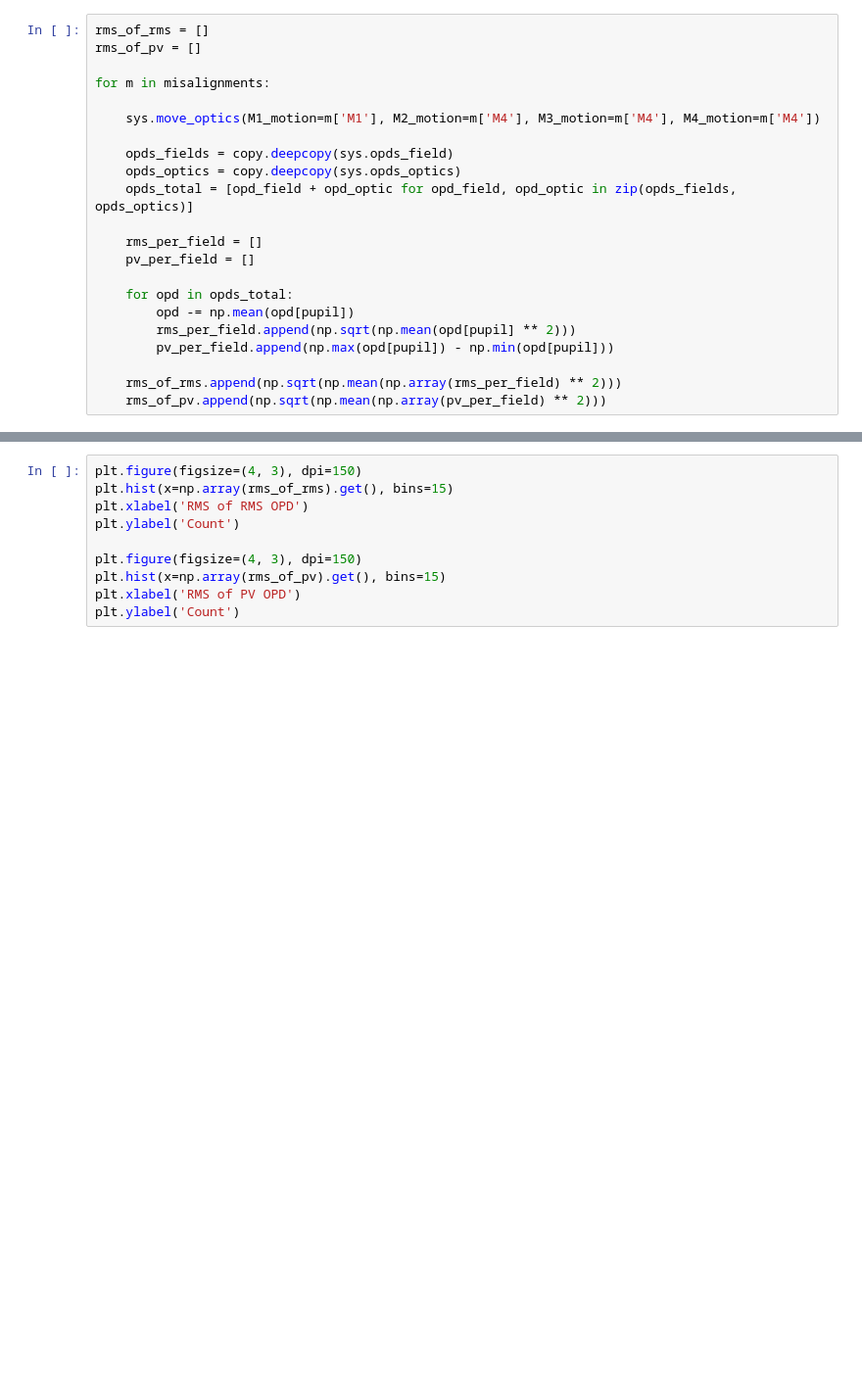
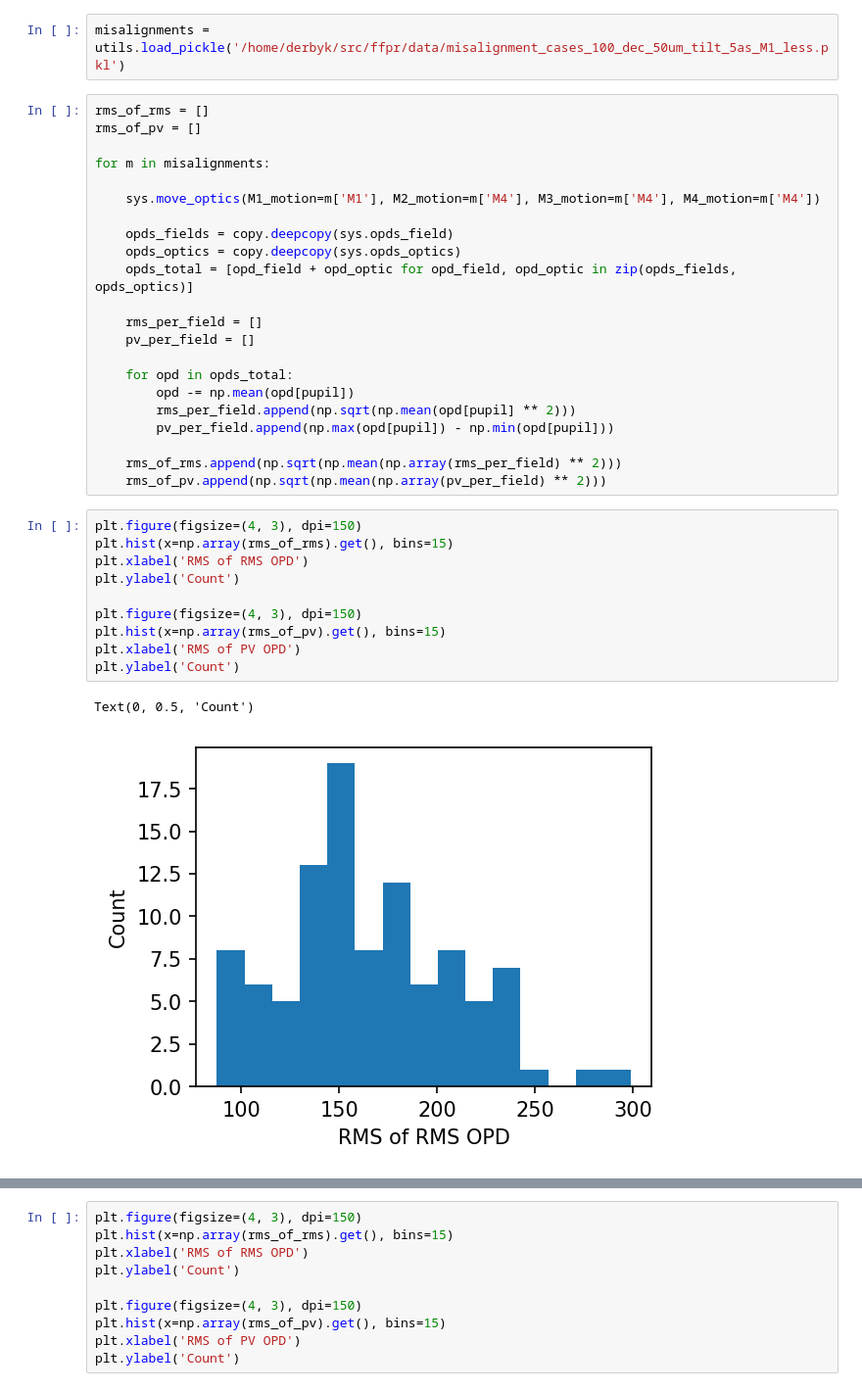
Before and after one commit to zhangderby/ffpr, a Jupyter notebook: generate_misalignment_cases.ipynb, the cells around one changed output, grey strips where cells are left out. Shown at 98% size. Saved outputs shown, nothing was run; the diff lists cells and outputs as text; blank space fills up the shorter version.

```diff
--- a/generate_misalignment_cases.ipynb
+++ b/generate_misalignment_cases.ipynb
@@ -163,5 +166,7 @@ Saved data to:  /home/derbyk/src/ffpr/data/misalignment_cases_100_dec_100um_tilt
 # %% [markdown]
 ## VISUALIZE
+# %%
+misalignments = utils.load_pickle('/home/derbyk/src/ffpr/data/misalignment_cases_100_dec_50um_tilt_5as_M1_less.pkl')
 # %%
 rms_of_rms = []
 rms_of_pv = []
@@ -184,3 +189,16 @@ for m in misalignments:
 
     rms_of_rms.append(np.sqrt(np.mean(np.array(rms_per_field) ** 2)))
     rms_of_pv.append(np.sqrt(np.mean(np.array(pv_per_field) ** 2)))
+# %%
+plt.figure(figsize=(4, 3), dpi=150)
+plt.hist(x=np.array(rms_of_rms).get(), bins=15)
+plt.xlabel('RMS of RMS OPD')
+plt.ylabel('Count')
+
+plt.figure(figsize=(4, 3), dpi=150)
+plt.hist(x=np.array(rms_of_pv).get(), bins=15)
+plt.xlabel('RMS of PV OPD')
+plt.ylabel('Count')
+# %% [output]
+Text(0, 0.5, 'Count')
+[figure, added]
```
Also changed, not shown: parts of 7 cells of this notebook, 2 other files.
